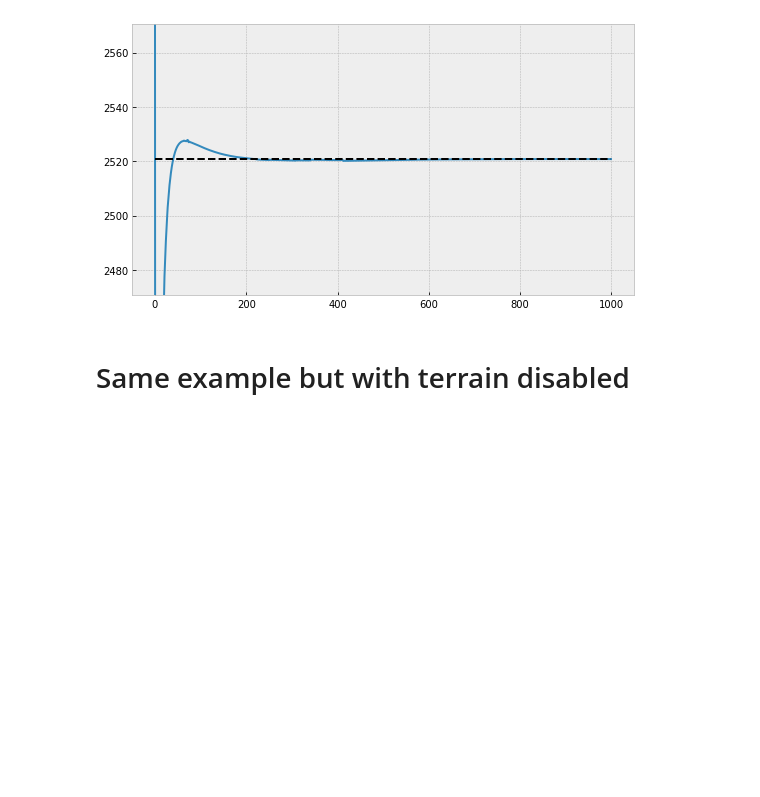
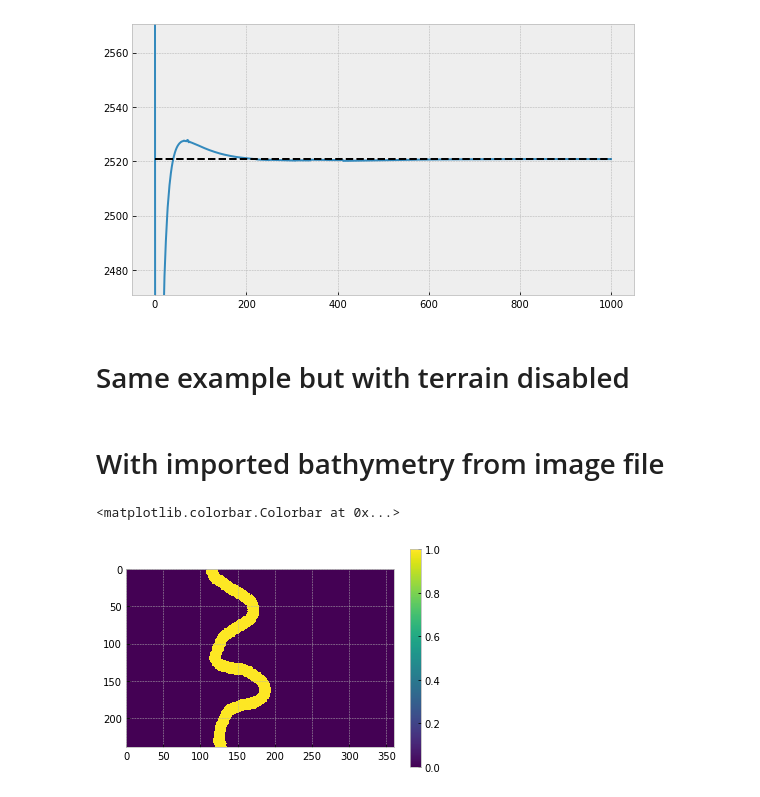
Before and after one commit to nordam/CellularAutomata, a Jupyter notebook: notebooks/SeaBed.ipynb, the cells around one changed output. Drawn from its saved outputs; the diff is of its cells as text; code cells hidden in the pictures; blank space fills up the shorter version.

```diff
--- a/notebooks/SeaBed.ipynb
+++ b/notebooks/SeaBed.ipynb
@@ -263,3 +264,13 @@ ax.set_title('Terrain(x,y)')
 fig = plt.figure(figsize = (9,5))
 iy = 35
 plt.plot(grid.X[:,iy,0], grid.totalheight[:,iy])
+# %% [markdown]
+# With imported bathymetry from image file
+# %%
+# read hight data from image file (converting RGB values to scalar)
+bathymetry = np.sqrt(np.sum(imread('../bathymetry.bmp')**2, axis = 2)) > 10
+plt.imshow(bathymetry)
+plt.colorbar()
+# %% [output]
+<matplotlib.colorbar.Colorbar at 0x...>
+[figure, added]
```
Also changed, not shown: parts of 4 cells of this notebook.
